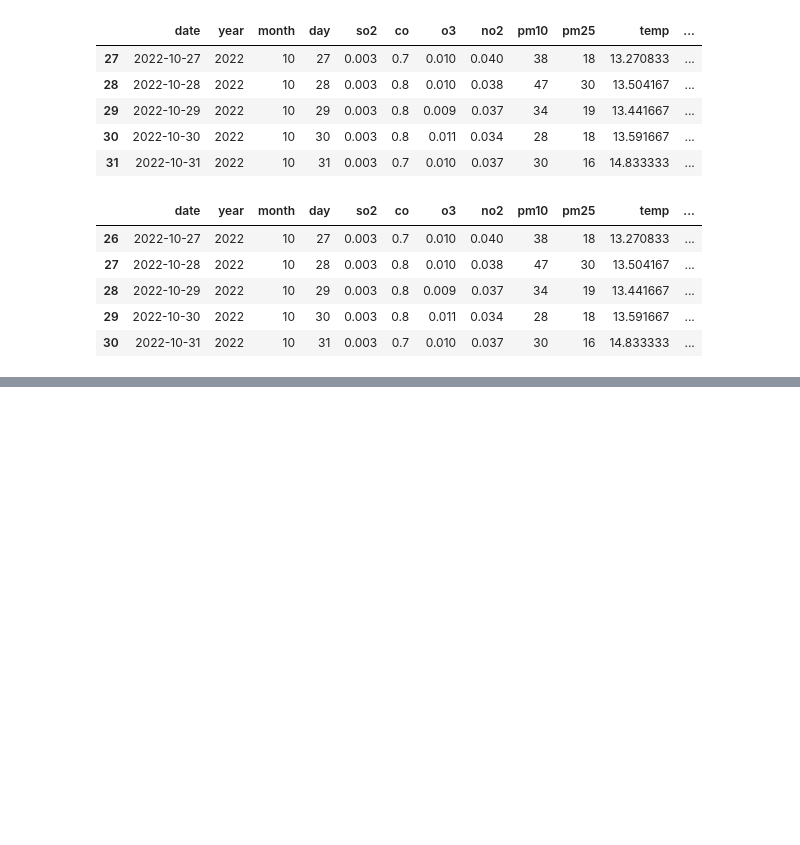
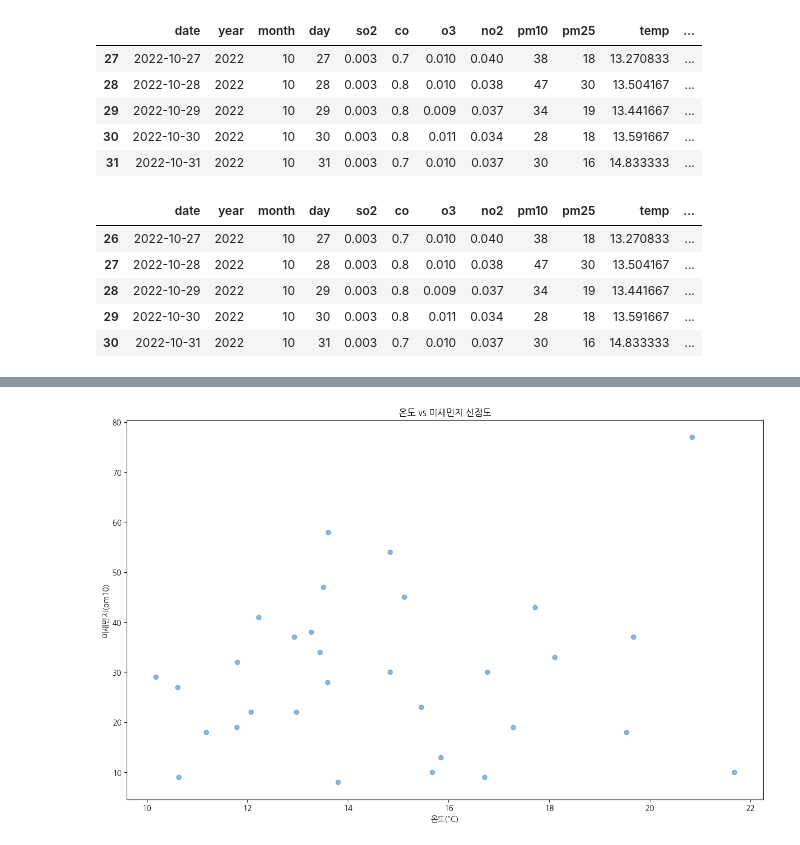
Before and after one commit to kim333333d/Bigdata-Python-2023, a Jupyter notebook: Day_16/py48_미세먼지.ipynb, the cells around one changed output, grey strips where cells are left out. Saved outputs shown, nothing was run; the diff lists cells and outputs as text; code cells hidden in the pictures; blank space fills up the shorter version.

```diff
--- a/Day_16/py48_미세먼지.ipynb
+++ b/Day_16/py48_미세먼지.ipynb
@@ -306,0 +367,10 @@ df_total.tail()
+# %%
+# 삼전도 Scatterplot
+plt.figure(figsize=(15,9))
+plt.title('온도 vs 미세먼지 신점도')
+plt.plot(df_total['temp'], df_total['pm10'], marker='o', linestyle='none', alpha=0.5)
+plt.xlabel('온도("C)')
+plt.ylabel('미세먼지(pm10)')
+plt.show()
+# %% [output]
+[figure, added]
```
Also changed, not shown: parts of 8 cells of this notebook, 4 other files.
